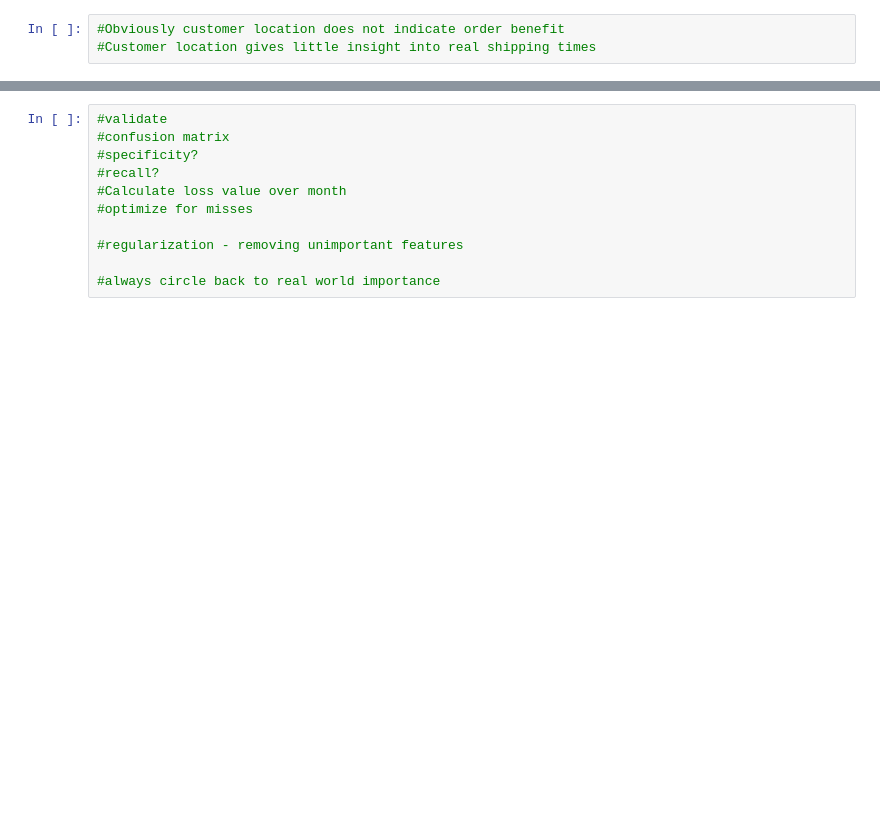
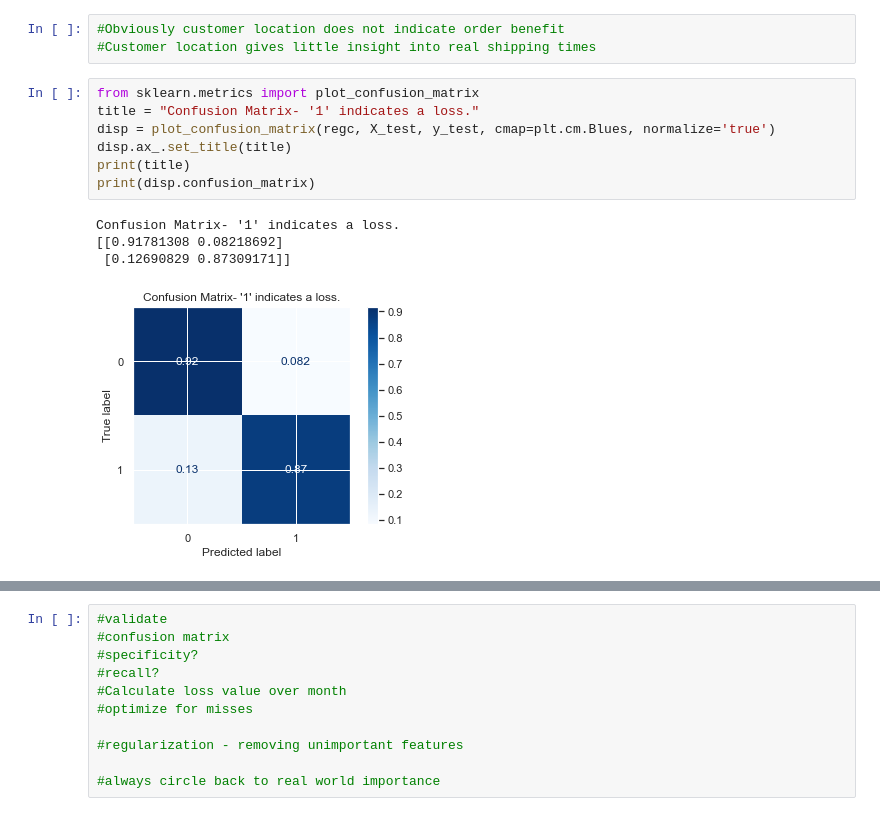
Before and after one commit to BDBlank/SmartSupplyChain, a Jupyter notebook: SmartSupplyChain.ipynb, the cells around one changed output, grey strips where cells are left out. Drawn from its saved outputs; the diff is of its cells as text; blank space fills up the shorter version.

```diff
--- a/SmartSupplyChain.ipynb
+++ b/SmartSupplyChain.ipynb
@@ -298,6 +298,18 @@ plt.show()
 # %%
 #Obviously customer location does not indicate order benefit
 #Customer location gives little insight into real shipping times
+# %%
+from sklearn.metrics import plot_confusion_matrix
+title = "Confusion Matrix- '1' indicates a loss."
+disp = plot_confusion_matrix(regc, X_test, y_test, cmap=plt.cm.Blues, normalize='true')
+disp.ax_.set_title(title)
+print(title)
+print(disp.confusion_matrix)
+# %% [output]
+Confusion Matrix- '1' indicates a loss.
+[[0.91781308 0.08218692]
+ [0.12690829 0.87309171]]
+[figure, added]
 # %%
 #Optimize
 from sklearn.model_selection import GridSearchCV
```
Also changed, not shown: parts of 6 cells of this notebook.
